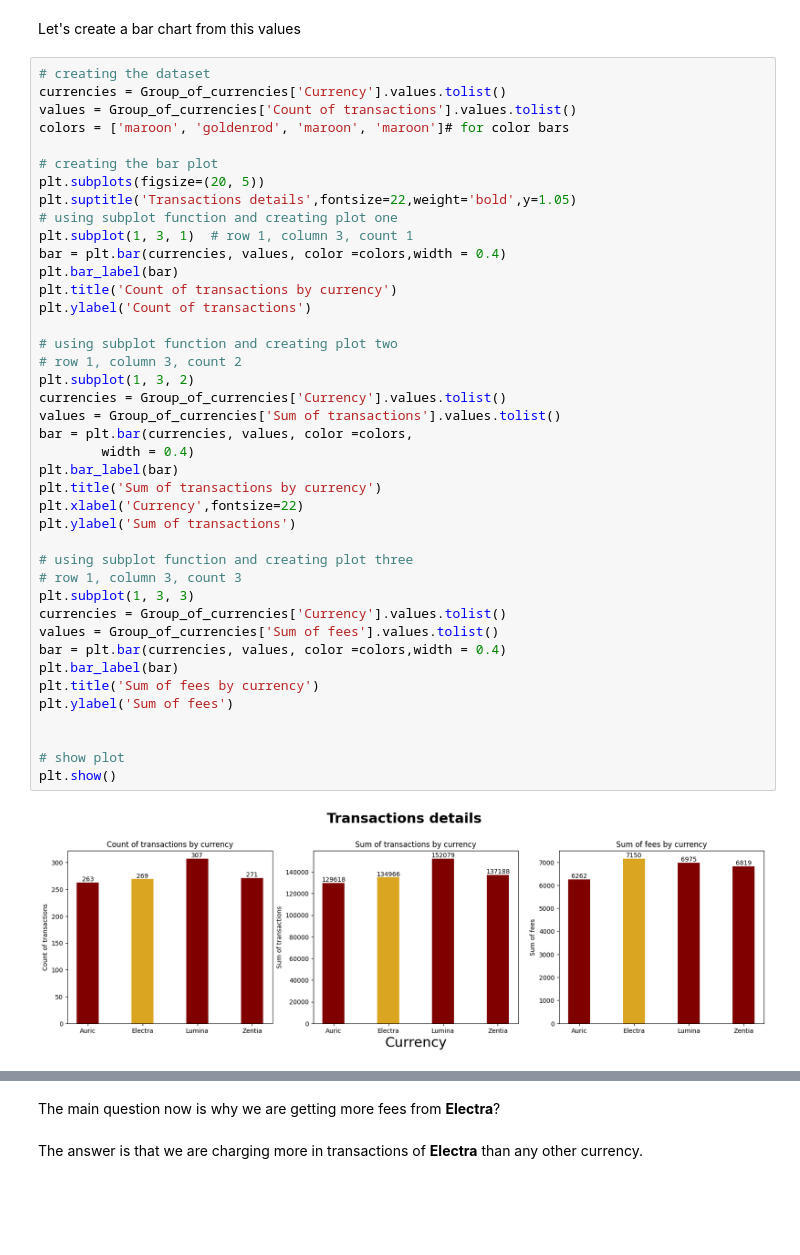
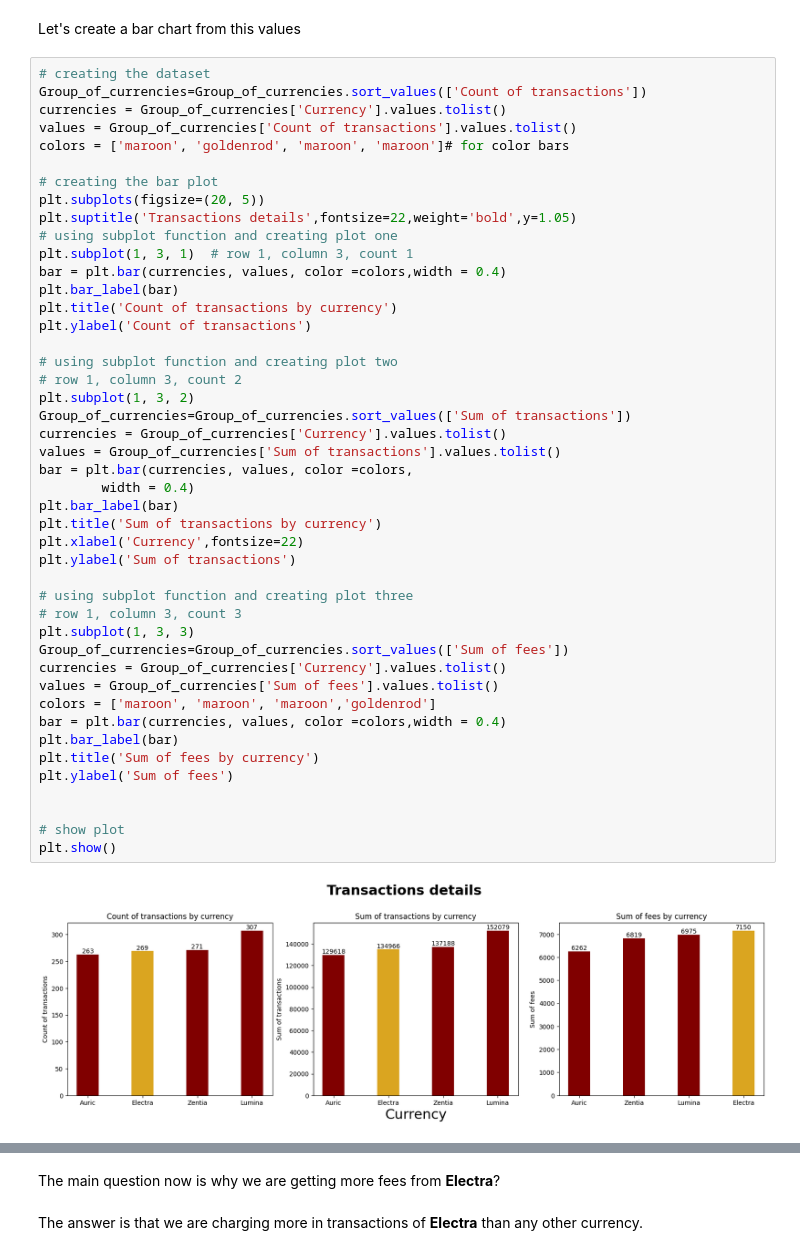
Before and after one commit to DzmitryPihulski/Cleaning-and-describing-dataset, a Jupyter notebook: Cleaning and describing a dataset.ipynb, the cells around one changed output, grey strips where cells are left out. Drawn from its saved outputs; the diff is of its cells as text; blank space fills up the shorter version.

```diff
--- a/Cleaning and describing a dataset.ipynb
+++ b/Cleaning and describing a dataset.ipynb
@@ -216,6 +216,7 @@ Group_of_currencies[['Currency','Count of transactions','Sum of transactions','S
 Let's create a bar chart from this values
 # %%
 # creating the dataset
+Group_of_currencies=Group_of_currencies.sort_values(['Count of transactions'])
 currencies = Group_of_currencies['Currency'].values.tolist()
 values = Group_of_currencies['Count of transactions'].values.tolist()
 colors = ['maroon', 'goldenrod', 'maroon', 'maroon']# for color bars
@@ -229,32 +230,35 @@ bar = plt.bar(currencies, values, color =colors,width = 0.4)
 plt.bar_label(bar)
 plt.title('Count of transactions by currency')
 plt.ylabel('Count of transactions')
 
 # using subplot function and creating plot two
 # row 1, column 3, count 2
 plt.subplot(1, 3, 2)
+Group_of_currencies=Group_of_currencies.sort_values(['Sum of transactions'])
 currencies = Group_of_currencies['Currency'].values.tolist()
 values = Group_of_currencies['Sum of transactions'].values.tolist()
 bar = plt.bar(currencies, values, color =colors,
         width = 0.4)
 plt.bar_label(bar)
 plt.title('Sum of transactions by currency')
 plt.xlabel('Currency',fontsize=22)
 plt.ylabel('Sum of transactions')
 
 # using subplot function and creating plot three
 # row 1, column 3, count 3
 plt.subplot(1, 3, 3)
+Group_of_currencies=Group_of_currencies.sort_values(['Sum of fees'])
 currencies = Group_of_currencies['Currency'].values.tolist()
 values = Group_of_currencies['Sum of fees'].values.tolist()
+colors = ['maroon', 'maroon', 'maroon','goldenrod']
 bar = plt.bar(currencies, values, color =colors,width = 0.4)
 plt.bar_label(bar)
 plt.title('Sum of fees by currency')
 plt.ylabel('Sum of fees')
 
 
 # show plot
 plt.show()
 # %% [output]
-[figure, old version]
+[figure, new version]
 # %% [markdown]
```
Also changed, not shown: parts of 7 cells of this notebook.
